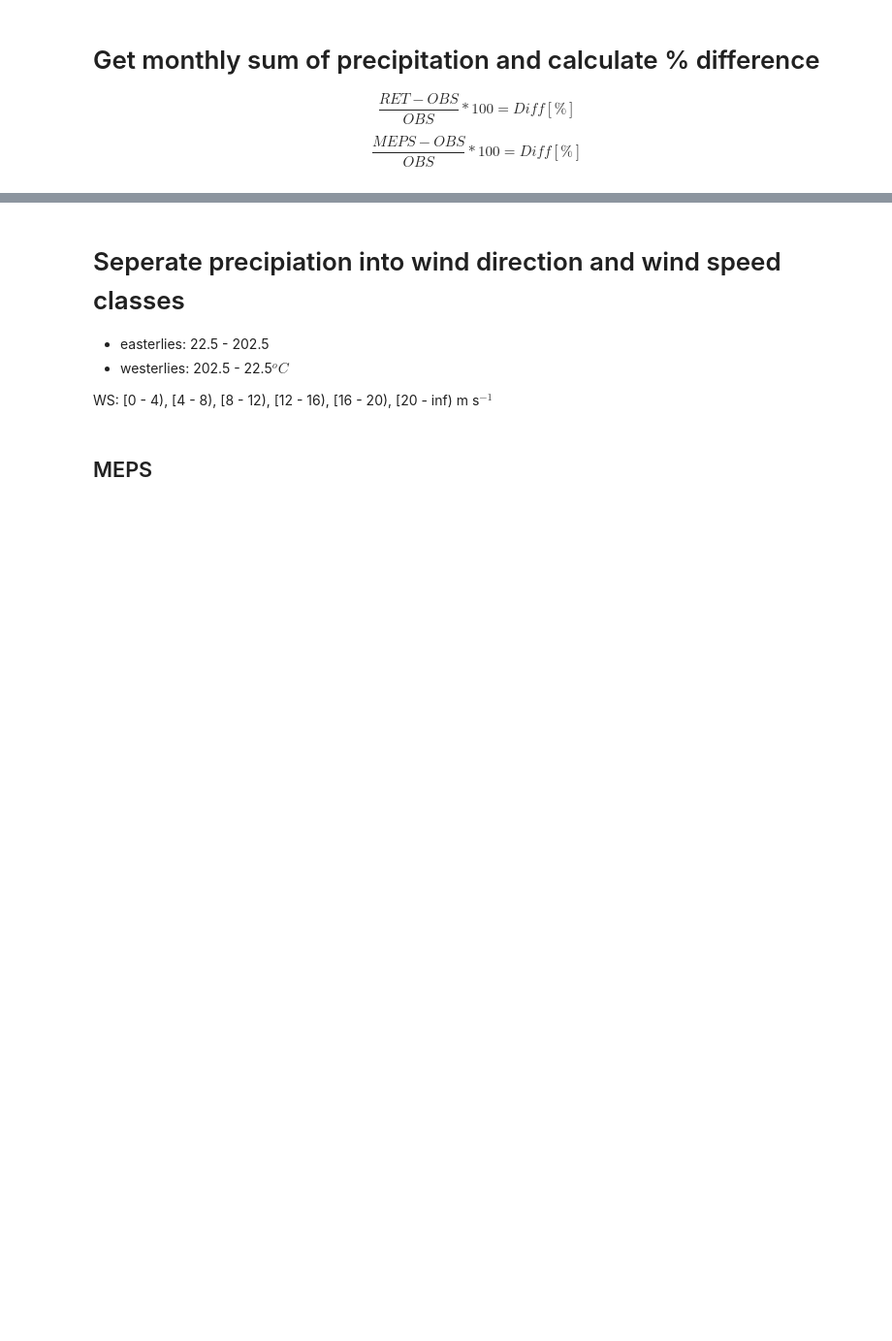
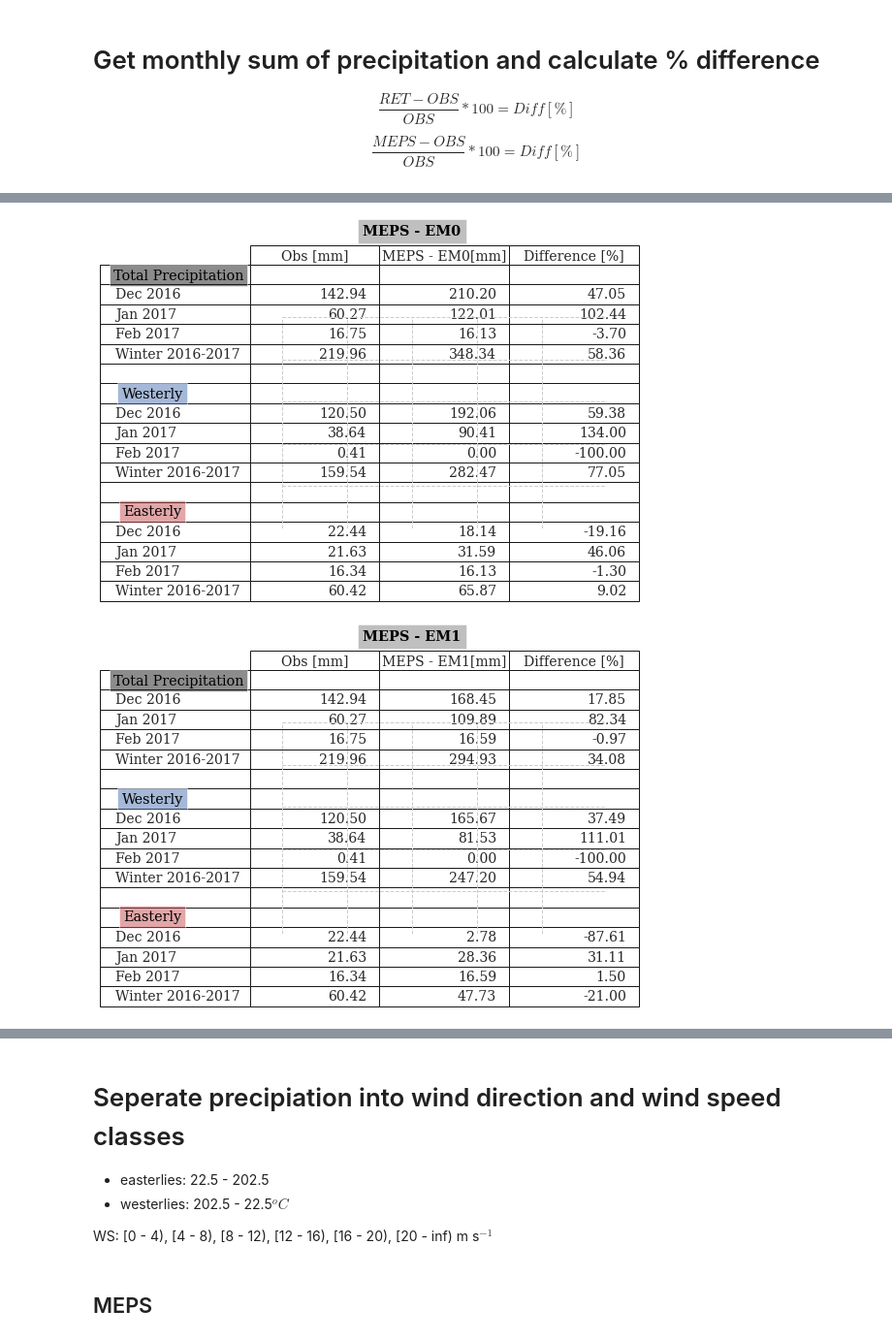
Before and after one commit to franzihe/Haukeliseter_16_17, a Jupyter notebook: seasonal_stat_wind.ipynb, the cells around one changed output, grey strips where cells are left out. Shown at 97% size. Saved outputs shown, nothing was run; the diff lists cells and outputs as text; code cells hidden in the pictures; blank space fills up the shorter version.

Commit message:
changed seasonal wind regime accumumlation plot

```diff
--- a/seasonal_stat_wind.ipynb
+++ b/seasonal_stat_wind.ipynb
@@ -235,13 +248,13 @@ def calc_monthly_precip_sum(date, precip_total, precip_east, precip_west):
             monthly_west_sum  = 0.0
 
         tot_val  = (precip_total[Date])
-        monthly_sum  = np.sum([ monthly_sum ,tot_val ])
+        monthly_sum  = np.nansum([ monthly_sum ,tot_val ])
 
         east_val  = (precip_east[Date])
-        monthly_east_sum  = np.sum([ monthly_east_sum , east_val ])
+        monthly_east_sum  = np.nansum([ monthly_east_sum , east_val ])
 
         west_val  = (precip_west[Date])
-        monthly_west_sum  = np.sum([ monthly_west_sum , west_val ])
+        monthly_west_sum  = np.nansum([ monthly_west_sum , west_val ])
 
         if Date == int(20161231) or Date == int(20170128) or Date == int(20170206):
                      total.append( monthly_sum )
@@ -253,7 +266,7 @@ def calc_monthly_precip_sum(date, precip_total, precip_east, precip_west):
 # %%
 def calc_percentage_diff(obs_total, ret_total):
     diff_perc_monthly = (ret_total - obs_total)/obs_total * 100
-    diff_perc_season  = (np.sum(ret_total) - np.sum(obs_total))/np.sum(obs_total) * 100
+    diff_perc_season  = (np.nansum(ret_total) - np.nansum(obs_total))/np.nansum(obs_total) * 100
 
     return(diff_perc_monthly, diff_perc_season)
 # %%
@@ -301,21 +314,21 @@ def plt_seasonal_stat(obs_total, obs_total_west, obs_total_east,
                    ['{:.2f}'.format(obs_total[0]), '{:.2f}'.format(ret_total[0]), '{:.2f}'.format(ret_obs_monthly[0])],
                    ['{:.2f}'.format(obs_total[1]), '{:.2f}'.format(ret_total[1]), '{:.2f}'.format(ret_obs_monthly[1])],
                    ['{:.2f}'.format(obs_total[2]), '{:.2f}'.format(ret_total[2]), '{:.2f}'.format(ret_obs_monthly[2])],
-                   ['{:.2f}'.format(np.sum(obs_total)), '{:.2f}'.format(np.sum(ret_total)), '{:.2f}'.format(ret_obs_season)],
+                   ['{:.2f}'.format(np.nansum(obs_total)), '{:.2f}'.format(np.nansum(ret_total)), '{:.2f}'.format(ret_obs_season)],
                  #
                    ['', '' , '' ],
                    ['', '' , '' ],
                    ['{:.2f}'.format(obs_total_west[0]), '{:.2f}'.format(ret_total_west[0]), '{:.2f}'.format(ret_obs_monthly_west[0])],
                    ['{:.2f}'.format(obs_total_west[1]), '{:.2f}'.format(ret_total_west[1]), '{:.2f}'.format(ret_obs_monthly_west[1])],
                    ['{:.2f}'.format(obs_total_west[2]), '{:.2f}'.format(ret_total_west[2]), '{:.2f}'.format(ret_obs_monthly_west[2])],
-                   ['{:.2f}'.format(np.sum(obs_total_west)), '{:.2f}'.format(np.sum(ret_total_west)), '{:.2f}'.format(ret_obs_season_west)],
+                   ['{:.2f}'.format(np.nansum(obs_total_west)), '{:.2f}'.format(np.nansum(ret_total_west)), '{:.2f}'.format(ret_obs_season_west)],
                  #
                    ['', '' , '' ],
                    ['', '' , '' ],
                    ['{:.2f}'.format(obs_total_east[0]), '{:.2f}'.format(ret_total_east[0]), '{:.2f}'.format(ret_obs_monthly_east[0])],
                    ['{:.2f}'.format(obs_total_east[1]), '{:.2f}'.format(ret_total_east[1]), '{:.2f}'.format(ret_obs_monthly_east[1])],
                    ['{:.2f}'.format(obs_total_east[2]), '{:.2f}'.format(ret_total_east[2]), '{:.2f}'.format(ret_obs_monthly_east[2])],
-                   ['{:.2f}'.format(np.sum(obs_total_east)), '{:.2f}'.format(np.sum(ret_total_east)), '{:.2f}'.format(ret_obs_season_east)]
+                   ['{:.2f}'.format(np.nansum(obs_total_east)), '{:.2f}'.format(np.nansum(ret_total_east)), '{:.2f}'.format(ret_obs_season_east)]
                  ]
 
     # Draw table
@@ -383,8 +396,8 @@ plot saved: /home/franzihe/Documents/Figures/Weathermast_MEPS_Retrieval/Haukelis
 # %%
 def calc_ensemble_mean(meps):
-    meps_EM = np.mean(np.stack((meps[0], meps[1],
-                                  meps[2], meps[3],
-                                  meps[4], meps[5],
-                                  meps[6], meps[7],
-                                  meps[8], meps[9]), axis = 0), axis = 0)
+    meps_EM = np.nanmean(np.stack((meps[str(0)], meps[str(1)],
+                                  meps[str(2)], meps[str(3)],
+                                  meps[str(4)], meps[str(5)],
+                                  meps[str(6)], meps[str(7)],
+                                  meps[str(8)], meps[str(9)]), axis = 0), axis = 0)
     return(meps_EM)
@@ -391,5 +437,6 @@ def calc_ensemble_mean(meps):
 # %%
-if len(meps_run) == 10:
+if len(meps_run) == 10 or len(meps_run) == 12:
+
     meps_total_EM      = calc_ensemble_mean(meps_total)
     meps_total_west_EM = calc_ensemble_mean(meps_total_west)
     meps_total_east_EM = calc_ensemble_mean(meps_total_east)
@@ -400,30 +447,33 @@ if len(meps_run) == 10:
 
     meps_obs_season_EM      = calc_ensemble_mean(meps_obs_season)
     meps_obs_season_west_EM = calc_ensemble_mean(meps_obs_season_west)
     meps_obs_season_east_EM = calc_ensemble_mean(meps_obs_season_east)
 
 
     for meps in meps_run:
         plt_seasonal_stat(obs_total, obs_total_west, obs_total_east,
                       meps_total[meps], meps_total_west[meps], meps_total_east[meps],
                       meps_obs_monthly[meps], meps_obs_monthly_west[meps], meps_obs_monthly_east[meps],
                       meps_obs_season[meps], meps_obs_season_west[meps], meps_obs_season_east[meps],
                        'MEPS - EM{:}'.format(str(meps)))
 
         if savefig == 1:
             fig_name = 'winter_16_17_percent_diff_MEPS_%s' %(meps) +'.'+form
             plt.savefig('%s/%s' % (figdir, fig_name), format = form, bbox_inches='tight', transparent=True)
             print('plot saved: %s/%s' %(figdir,fig_name))
             plt.close()
 
     plt_seasonal_stat(obs_total, obs_total_west, obs_total_east,
                       meps_total_EM, meps_total_west_EM, meps_total_east_EM,
                       meps_obs_monthly_EM, meps_obs_monthly_west_EM, meps_obs_monthly_east_EM,
                       meps_obs_season_EM, meps_obs_season_west_EM, meps_obs_season_east_EM,
                       'Ens. Mean')
 
     if savefig == 1:
             fig_name = 'winter_16_17_percent_diff_MEPS_EM' +'.'+form
             plt.savefig('%s/%s' % (figdir, fig_name), format = form, bbox_inches='tight', transparent=True)
             print('plot saved: %s/%s' %(figdir,fig_name))
             plt.close()
+# %% [output]
+[figure, added]
+[figure, added]
```
Also changed, not shown: parts of 44 cells of this notebook.
